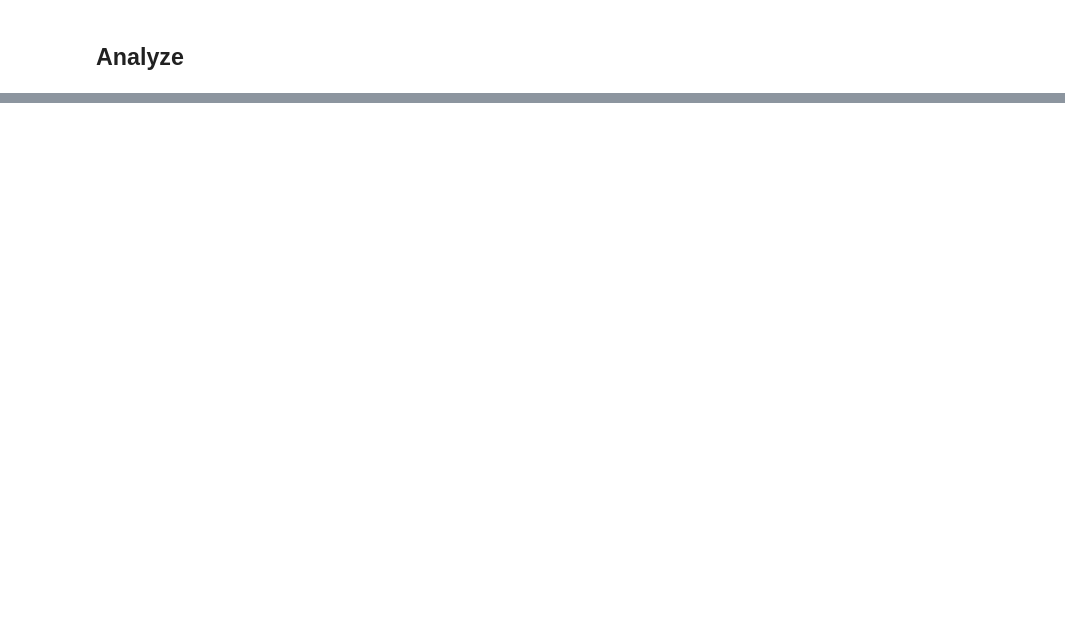
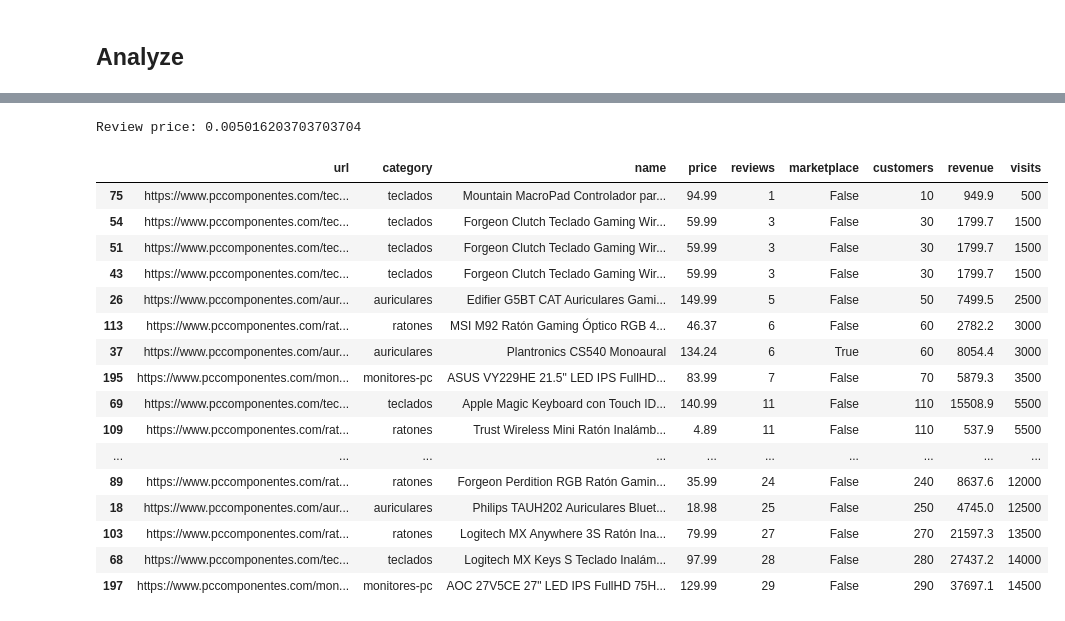
Before and after one commit to BrianValdiviesoDev/reviewshub, a Jupyter notebook: scrapper/services/pccom.ipynb, the cells around one changed output, grey strips where cells are left out. Saved outputs shown, nothing was run; the diff lists cells and outputs as text; code cells hidden in the pictures; blank space fills up the shorter version.

```diff
--- a/scrapper/services/pccom.ipynb
+++ b/scrapper/services/pccom.ipynb
@@ -128,0 +188,2 @@ MIN: 10.99
+# %%
+minimumReviews = 30
@@ -128,0 +288,33 @@ MIN: 10.99
+# %%
+vps = 7 #12€ per month
+vps_per_hour = 7/(30*24)
+reviews_per_hour = 600 # 1 minute for scraping and generate 10 reviews
+openai_per_review = 0.005 # is an aproach
+review_price = (vps_per_hour / reviews_per_hour) + openai_per_review
+print(f"Review price: {review_price}")
+# %% [output]
+Review price: 0.005016203703703704
+# %%
+hypothetical = lessThan10.copy()
+hypothetical['customers'] = hypothetical['reviews'] * 10
+hypothetical['revenue'] = hypothetical['price'] * hypothetical['customers']
+hypothetical['visits'] = hypothetical['customers'] * 50
+display(hypothetical)
+# %% [output]
+|  | url | category | name | price | reviews | marketplace | customers | revenue | visits |
+| 75 | https://www.pccomponentes.com/tec... | teclados | Mountain MacroPad Controlador par... | 94.99 | 1 | False | 10 | 949.9 | 500 |
+| 54 | https://www.pccomponentes.com/tec... | teclados | Forgeon Clutch Teclado Gaming Wir... | 59.99 | 3 | False | 30 | 1799.7 | 1500 |
+| 51 | https://www.pccomponentes.com/tec... | teclados | Forgeon Clutch Teclado Gaming Wir... | 59.99 | 3 | False | 30 | 1799.7 | 1500 |
+| 43 | https://www.pccomponentes.com/tec... | teclados | Forgeon Clutch Teclado Gaming Wir... | 59.99 | 3 | False | 30 | 1799.7 | 1500 |
+| 26 | https://www.pccomponentes.com/aur... | auriculares | Edifier G5BT CAT Auriculares Gami... | 149.99 | 5 | False | 50 | 7499.5 | 2500 |
+| 113 | https://www.pccomponentes.com/rat... | ratones | MSI M92 Ratón Gaming Óptico RGB 4... | 46.37 | 6 | False | 60 | 2782.2 | 3000 |
+| 37 | https://www.pccomponentes.com/aur... | auriculares | Plantronics CS540 Monoaural | 134.24 | 6 | True | 60 | 8054.4 | 3000 |
+| 195 | https://www.pccomponentes.com/mon... | monitores-pc | ASUS VY229HE 21.5" LED IPS FullHD... | 83.99 | 7 | False | 70 | 5879.3 | 3500 |
+| 69 | https://www.pccomponentes.com/tec... | teclados | Apple Magic Keyboard con Touch ID... | 140.99 | 11 | False | 110 | 15508.9 | 5500 |
+| 109 | https://www.pccomponentes.com/rat... | ratones | Trust Wireless Mini Ratón Inalámb... | 4.89 | 11 | False | 110 | 537.9 | 5500 |
+| ... | ... | ... | ... | ... | ... | ... | ... | ... | ... |
+| 89 | https://www.pccomponentes.com/rat... | ratones | Forgeon Perdition RGB Ratón Gamin... | 35.99 | 24 | False | 240 | 8637.6 | 12000 |
+| 18 | https://www.pccomponentes.com/aur... | auriculares | Philips TAUH202 Auriculares Bluet... | 18.98 | 25 | False | 250 | 4745.0 | 12500 |
+| 103 | https://www.pccomponentes.com/rat... | ratones | Logitech MX Anywhere 3S Ratón Ina... | 79.99 | 27 | False | 270 | 21597.3 | 13500 |
+| 68 | https://www.pccomponentes.com/tec... | teclados | Logitech MX Keys S Teclado Inalám... | 97.99 | 28 | False | 280 | 27437.2 | 14000 |
+| 197 | https://www.pccomponentes.com/mon... | monitores-pc | AOC 27V5CE 27" LED IPS FullHD 75H... | 129.99 | 29 | False | 290 | 37697.1 | 14500 |
```
Also changed, not shown: parts of 15 cells of this notebook, 3 other files.
